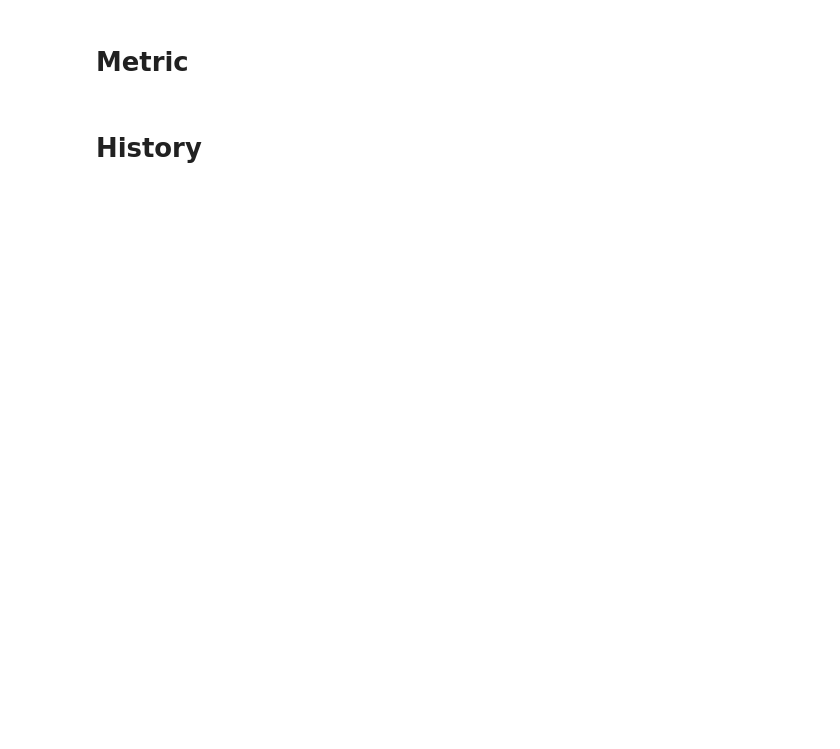
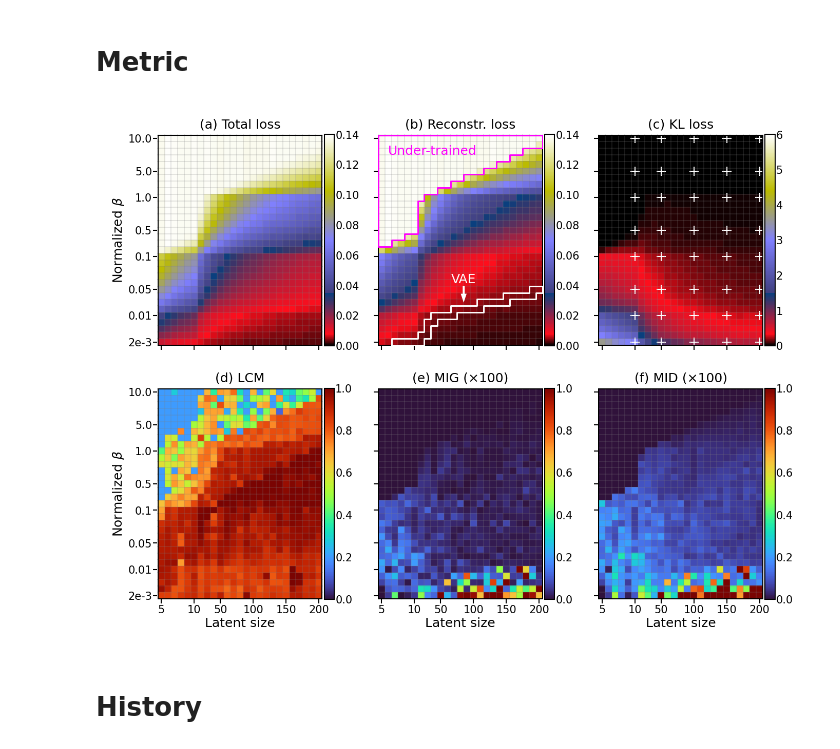
Before and after one commit to kuangdai/disentangling-vae, a Jupyter notebook: e_vae_proj/bvae_dsprites/plot_results.ipynb, the cells around one changed output. Drawn from its saved outputs; the diff is of its cells as text; code cells hidden in the pictures; blank space fills up the shorter version.

```diff
--- a/e_vae_proj/bvae_dsprites/plot_results.ipynb
+++ b/e_vae_proj/bvae_dsprites/plot_results.ipynb
@@ -145,7 +152,9 @@ def plot_metric(fig, ax, data, cm, title, vmin=None, vmax=None, xtick=False, yti
                 cm_scale=1, vae=False, under_trained=False):
     im = ax.imshow(data[:, ::-1] * cm_scale, origin='lower',
                    cmap=cm, vmin=vmin*cm_scale, vmax=vmax*cm_scale)
-    cbar = fig.colorbar(im, ax=ax, pad=.005)
+    divider = make_axes_locatable(ax)
+    cax = divider.append_axes("right", size="6%", pad=0.01)
+    cbar = fig.colorbar(im, cax=cax)
     cbar.ax.tick_params('both', length=0, pad=0.5, which='major', labelsize=fontsize-1)
     ax.set_xticks(xticks_id)
     ax.set_yticks(yticks_id)
@@ -157,6 +166,9 @@ def plot_metric(fig, ax, data, cm, title, vmin=None, vmax=None, xtick=False, yti
     if ytick:
         ax.set_yticklabels(yticks, fontsize=fontsize-1)
         ax.set_ylabel(r'Normalized $\beta$', fontsize=fontsize)
+        yl = ax.get_yticklabels()
+        yl[0] = yl[0].__class__(0, 5, '2e-3')
+        ax.set_yticklabels(yl)
     else:
         ax.set_yticklabels([])
     if cm_scale != 1:
@@ -179,42 +191,46 @@ def plot_metric(fig, ax, data, cm, title, vmin=None, vmax=None, xtick=False, yti
     if vae:
         ax.plot(vae_curve[:, 0], vae_curve[:, 1], c='w', lw=.7, zorder=10000)
         ax.plot(vae_curve1[:, 0], vae_curve1[:, 1], c='w', lw=.7, zorder=10000)
-        ax.text(12.5, 9, 'VAE band', color='w', ha='center', fontsize=fontsize)
+        ax.text(12.5, 9, 'VAE', color='w', ha='center', fontsize=fontsize)
         ax.arrow(12.5, 8.5, 0, -2.5, color='w', lw=0, width=.3,
                  length_includes_head=True, zorder=10000, )
     if under_trained:
         ax.plot(under_curve[:, 0], under_curve[:, 1], c='magenta', lw=.7, zorder=10000)
-        ax.text(1, 30., 'Under-trained\nregion', color='magenta', va='top', fontsize=fontsize)
+        ax.text(1, 30., 'Under-trained', color='magenta', va='top', fontsize=fontsize)
 # %%
 # settings
 xticks_id = np.array([0, 5, 9, 14, 19, 24])
 yticks_id = [0, 4, 8, 13, 17, 22, 26, 31]
 xticks = nlats[::-1][xticks_id]
 yticks = betas[yticks_id]
 cm_loss = 'gist_stern'
 cm_metric = 'turbo'
 
 # metrics
 fig, axes = plt.subplots(nrows=2, ncols=3, dpi=300, facecolor='w')
 plt.subplots_adjust(wspace=-.2)
 plot_metric(fig, axes[0, 0], LOSS, cm_loss, '(a) Total loss', vmin=0, vmax=.14,
             xtick=False, ytick=True)
 plot_metric(fig, axes[0, 1], REC, cm_loss, '(b) Reconstr. loss', vmin=0, vmax=.14,
             xtick=False, ytick=False, vae=True, under_trained=True)
-plot_metric(fig, axes[0, 2], KL, cm_loss, '(c) KL loss', vmin=0, vmax=3.5,
+plot_metric(fig, axes[0, 2], KL, cm_loss, '(c) KL loss', vmin=0, vmax=6.,
             xtick=False, ytick=False)
+
 plot_metric(fig, axes[1, 0], LCM, cm_metric, '(d) LCM', vmin=0, vmax=1.0,
             xtick=True, ytick=True)
-plot_metric(fig, axes[1, 1], MIG, cm_metric, '(e) MIG', vmin=0, vmax=0.01,
-            xtick=True, ytick=False, cm_scale=100)
-plot_metric(fig, axes[1, 2], MID, cm_metric, '(f) MID', vmin=0, vmax=0.01,
-            xtick=True, ytick=False, cm_scale=100)
-xticks_id = [5, 9, 14, 19, 24]
-x, y = np.meshgrid(xticks_id, yticks_id)
+cm_scale = 100
+plot_metric(fig, axes[1, 1], MIG, cm_metric, '(e) MIG', vmin=0, vmax=1/cm_scale,
+            xtick=True, ytick=False, cm_scale=cm_scale)
+plot_metric(fig, axes[1, 2], MID, cm_metric, '(f) MID', vmin=0, vmax=1/cm_scale,
+            xtick=True, ytick=False, cm_scale=cm_scale)
+xticks_id_rec = [5, 9, 14, 19, 24]
+x, y = np.meshgrid(xticks_id_rec, yticks_id)
 axes[0, 2].scatter(x, y, c='w', marker='+', s=20, lw=0.5)
 
-plt.savefig('metrics.pdf', bbox_inches='tight', pad_inches=0.05)
+plt.savefig('figures/metrics.pdf', bbox_inches='tight', pad_inches=0.05)
 plt.show()
+# %% [output]
+[figure, added]
 # %% [markdown]
 # History
 # %%
```
Also changed, not shown: parts of 4 cells of this notebook, 8 other files.
